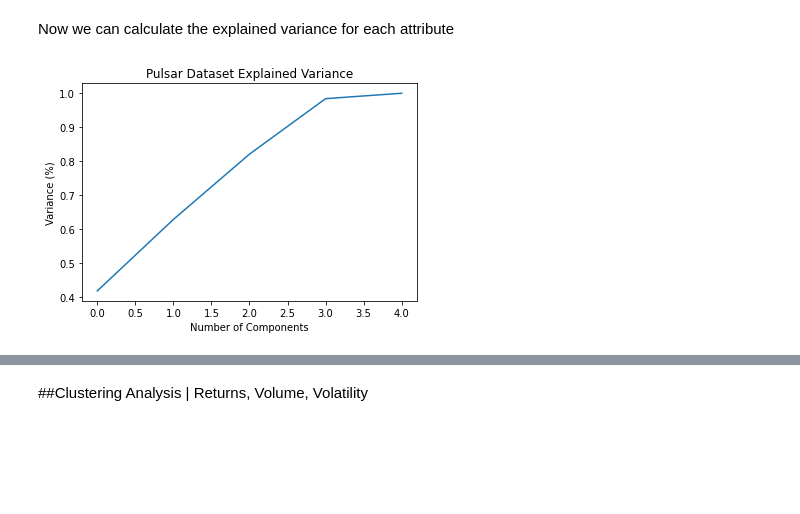
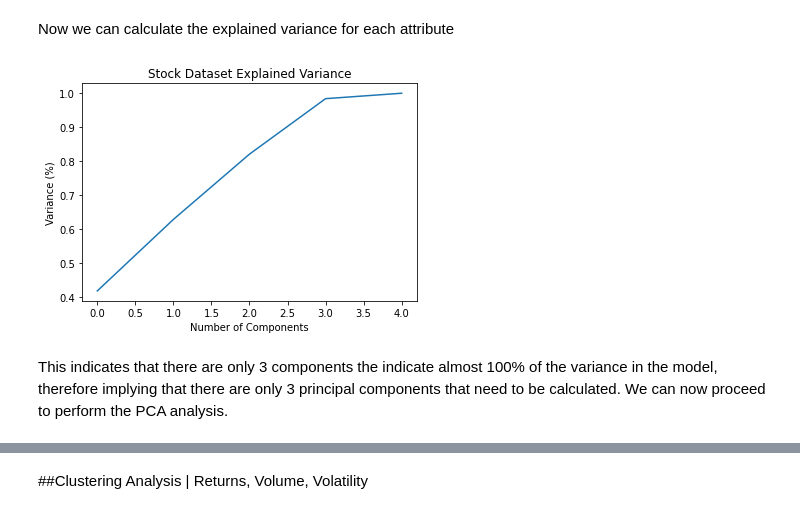
Before and after one commit to CAP4770-group9-project/final-project, a Jupyter notebook: k-means-clustering.ipynb, the cells around one changed output, grey strips where cells are left out. Saved outputs shown, nothing was run; the diff lists cells and outputs as text; code cells hidden in the pictures; blank space fills up the shorter version.

Commit message:
calculated 3 principal components

```diff
--- a/k-means-clustering.ipynb
+++ b/k-means-clustering.ipynb
@@ -454,13 +454,15 @@ Now we can calculate the explained variance for each attribute
 # %%
 #Fitting the PCA algorithm with our Data
 pca = PCA().fit(annualized_data_scaled)
 
 #Plotting the Cumulative Summation of the Explained Variance
 plt.figure()
 plt.plot(np.cumsum(pca.explained_variance_ratio_))
 plt.xlabel('Number of Components')
 plt.ylabel('Variance (%)') #for each component
-plt.title('Pulsar Dataset Explained Variance')
+plt.title('Stock Dataset Explained Variance')
 plt.show()
 # %% [output]
-[figure, old version]
+[figure, new version]
+# %% [markdown]
+This indicates that there are only 3 components the indicate almost 100% of the variance in the model, therefore implying that there are only 3 principal components that need to be calculated. We can now proceed to perform the PCA analysis.
```
Also changed, not shown: parts of 1 cell of this notebook.
